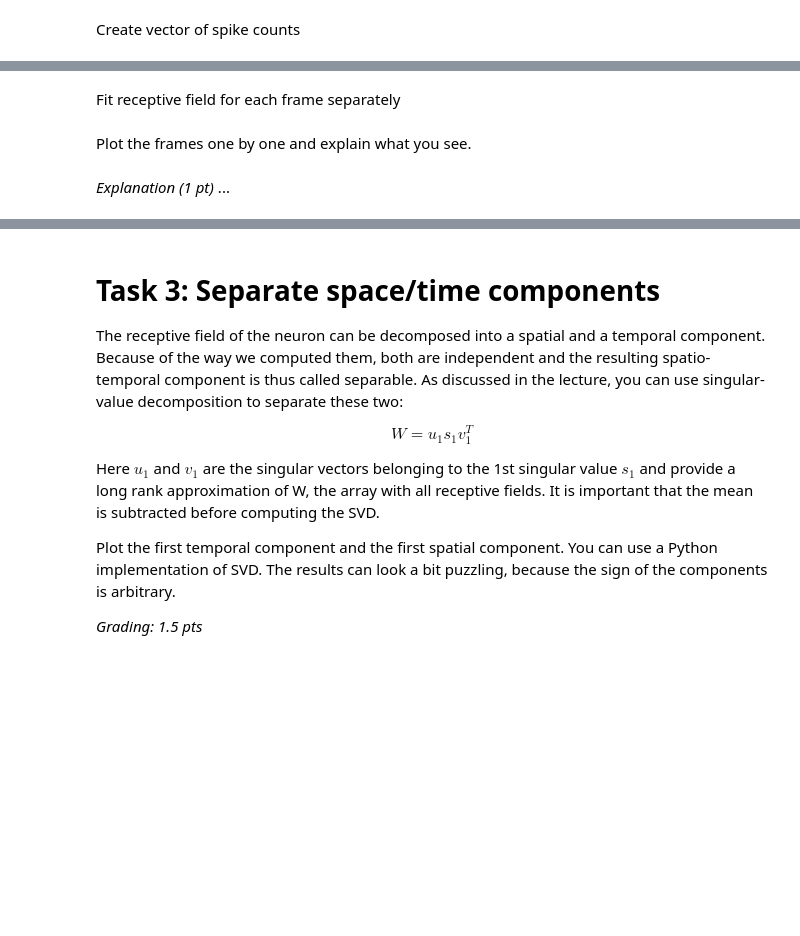
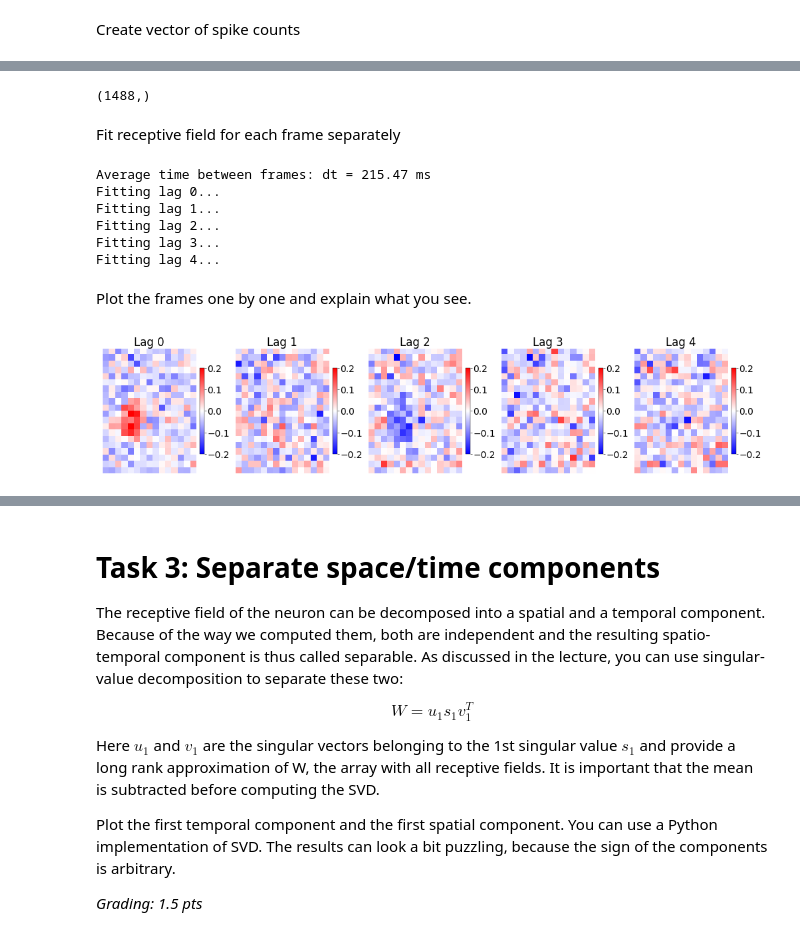
Before and after one commit to m-abbas-ansari/Neural-Data-Science-25, a Jupyter notebook: Assignment 5/notebooks/CodingLab5 - Solved.ipynb, the cells around one changed output, grey strips where cells are left out. Drawn from its saved outputs; the diff is of its cells as text; code cells hidden in the pictures; blank space fills up the shorter version.

```diff
--- a/Assignment 5/notebooks/CodingLab5 - Solved.ipynb
+++ b/Assignment 5/notebooks/CodingLab5 - Solved.ipynb
@@ -479,2 +489,8 @@ Create vector of spike counts
+# %%
+# Karim - TODO: Decide whether to keep this cell or the cell above
+c, _ = np.histogram(t, bins=trigger)
+print(c.shape)
+# %% [output]
+(1488,)
 # %% [markdown]
 Fit receptive field for each frame separately
@@ -494,11 +497,73 @@ delta = [0, 1, 2, 3, 4]
+# %%
+# ------------------------------------------
+# Fit the receptive field with time lags of
+# 0 to 4 frames separately (1 pt)
+#
+# The final receptive field (`w_hat`) should
+# be in the shape of (Dx * Dy, 5)
+# ------------------------------------------
+
+# specify the time lags
+delta = [0, 1, 2, 3, 4]
+
+# fit for each delay
+
+# Initialize receptive field estimate container
+Dflat = s.shape[0]  # 300
+w_hat = np.zeros((Dflat, len(delta)))
+# dt = np.append(np.diff(trigger[1:]), t[-1] - trigger[-1])  # time between frames
+dt = np.diff(
+    trigger
+)  # Karim - TODO: Decide whether to keep this line or the line above swap with line above if needed
+print(rf"Average time between frames: dt = {dt.mean()*1e3:.2f} ms")
+
+for i, d in enumerate(delta):
+    print(f"Fitting lag {d}...")
+    # Align c and s for this lag
+    c_shifted = c[d:]
+    dt_shifted = dt[d:]
+    s_shifted = s
+    if d > 0:
+        s_shifted = s[:, :-d]
+
+    # Initialize and optimize
+    rng = np.random.default_rng(0)
+    w0 = 1e-2 * rng.standard_normal(Dflat)
+
+    res = opt.minimize(
+        negloglike_lnp,
+        x0=w0,
+        args=(c_shifted, s_shifted, dt_shifted, R),
+        jac=deriv_negloglike_lnp,
+        method="L-BFGS-B",
+        options={"maxiter": 100000},
+    )
+
+    # Normalize and store result
+    w_hat[:, i] = res.x / np.linalg.norm(res.x)
+# %% [output]
+Average time between frames: dt = 215.47 ms
+Fitting lag 0...
+Fitting lag 1...
+Fitting lag 2...
+Fitting lag 3...
+Fitting lag 4...
 # %% [markdown]
 Plot the frames one by one and explain what you see.
 # %%
+# Abbas Plots
 # --------------------------------------------
 # Plot all 5 frames of the fitted RFs (1 pt)
 # --------------------------------------------
 
 fig, ax = plt.subplot_mosaic(mosaic=[delta], figsize=(10, 4), constrained_layout=True)
+
+for i, d in enumerate(delta):
+    im = ax[d].imshow(w_hat[:, i].reshape(20, 15), cmap="bwr", vmin=-0.2, vmax=0.2)
+    ax[d].set_title(f"Lag {d}")
+    ax[d].axis("off")
+    plt.colorbar(im, ax=ax[d], fraction=0.046, pad=0.04)
+
+plt.show()
+# %% [output]
+[figure, added]
-# %% [markdown]
-_Explanation (1 pt)_
-...
```
Also changed, not shown: parts of 9 cells of this notebook.
